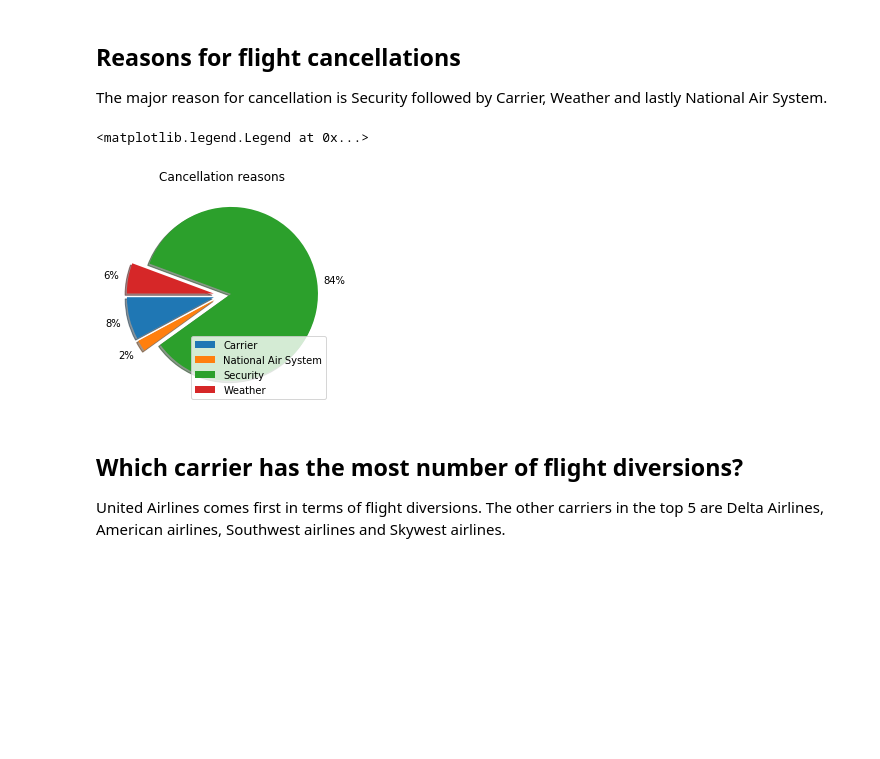
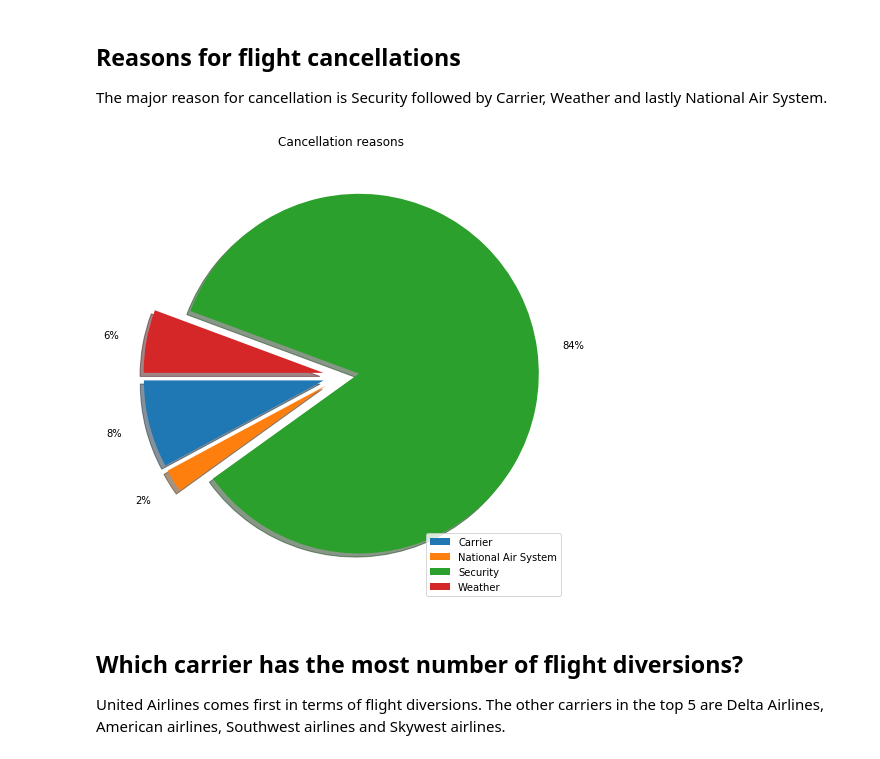
Before and after one commit to vvijayalakshmi21/Communicate-Data-Findings, a Jupyter notebook: slide_deck_template.ipynb, the cells around one changed output. Cells and saved outputs as stored; diff of their text form; code cells hidden in the pictures; blank space fills up the shorter version.

```diff
--- a/slide_deck_template.ipynb
+++ b/slide_deck_template.ipynb
@@ -39,13 +39,13 @@ The major reason for cancellation is Security followed by Carrier, Weather and l
 # %%
 sizes = df.MONTH.groupby(df.CANCELLATION_CODE).sum()
 labels = sizes.keys()
 explode = (0.1, 0.1, 0.1, 0.1)
-plt.pie(sizes, autopct='%1.0f%%', explode=explode, pctdistance=1.2, shadow=True, startangle=180)
-plt.title('Cancellation reasons')
-plt.legend(labels, loc="lower right")
+plt.figure(figsize=[14.70, 8.27])
+_ = plt.pie(sizes, autopct='%1.0f%%', explode=explode, pctdistance=1.2, shadow=True, startangle=180)
+_ = plt.title('Cancellation reasons')
+_ = plt.legend(labels, loc="lower right")
 # %% [output]
-<matplotlib.legend.Legend at 0x...>
-[figure, old version]
+[figure, new version]
 # %% [markdown]
 ## Which carrier has the most number of flight diversions?
 
```
Also changed, not shown: parts of 10 cells of this notebook, 2 other files.
